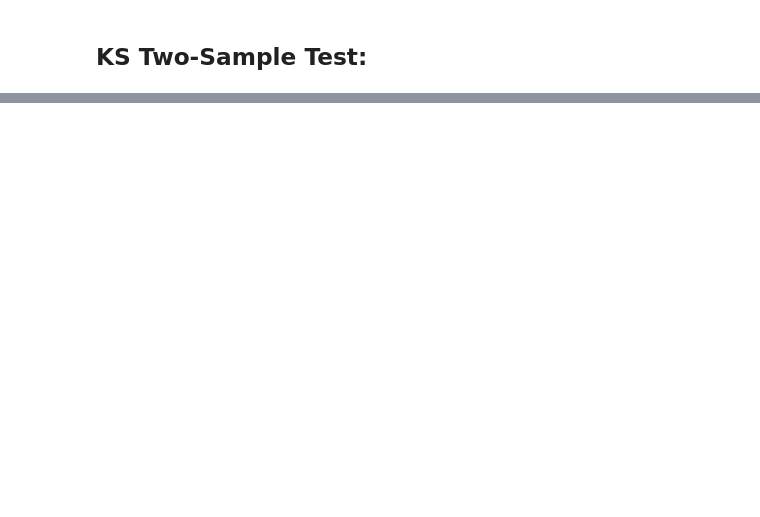
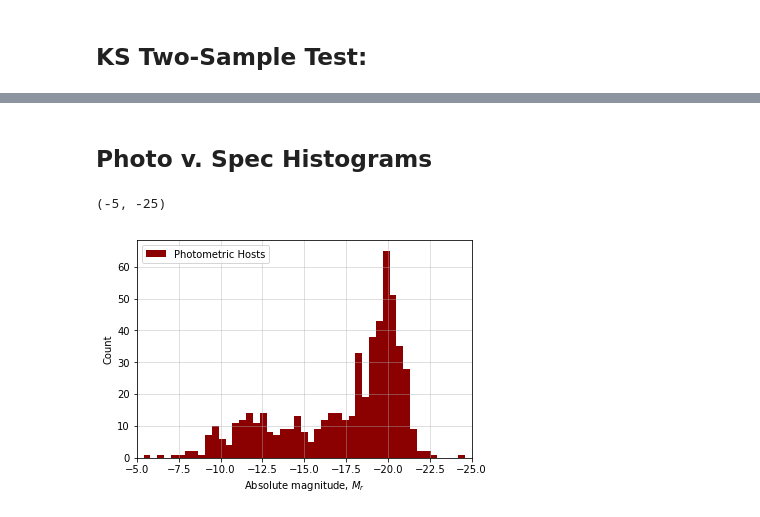
Before and after one commit to DESI-UR/SNe_Void_Properties, a Jupyter notebook: CURRENT_SNe_rates.ipynb, the cells around one changed output, grey strips where cells are left out. Drawn from its saved outputs; the diff is of its cells as text; code cells hidden in the pictures; blank space fills up the shorter version.

```diff
--- a/CURRENT_SNe_rates.ipynb
+++ b/CURRENT_SNe_rates.ipynb
@@ -700,0 +780,26 @@ KS Test for 18.5-20 Void/Wall:   Ks_2sampResult(statistic=0.13060428849902533, p
+# %%
+### Append fcut_master_table
+
+# photo_table['claimedtype'] = '-999'
+photo_table['ra'] = -999.
+photo_table['dec'] = -999.
+photo_table['redshift'] = -999.
+# photo_table['redshift_kind'] = '-999'
+# photo_table['host'] = '-999'
+photo_table['vflag'] = -9
+photo_table['OLD_rmag'] = -999.
+photo_table['OLD_abs_mag'] = -999.
+
+
+for i in range(len(fcut_master_table)):
+    SN_ID = fcut_master_table['ID'][i]
+    idx_bool = photo_table['ID'] == SN_ID
+#     photo_table['claimedtype'][idx_bool] = fcut_master_table['claimedtype'][i]
+    photo_table['ra'][idx_bool] = fcut_master_table['ra'][i]
+    photo_table['dec'][idx_bool] = fcut_master_table['dec'][i]
+    photo_table['redshift'][idx_bool] = fcut_master_table['redshift'][i]
+#     photo_table['redshift_kind'][idx_bool] = fcut_master_table['redshift_kind'][i]
+#     photo_table['host'][idx_bool] = fcut_master_table['host'][i]
+    photo_table['vflag'][idx_bool] = fcut_master_table['vflag'][i]
+    photo_table['OLD_rmag'][idx_bool] = fcut_master_table['rmag'][i]
+    photo_table['OLD_abs_mag'][idx_bool] = fcut_master_table['abs_mag'][i]
@@ -700,0 +856,2 @@ KS Test for 18.5-20 Void/Wall:   Ks_2sampResult(statistic=0.13060428849902533, p
+# %%
+photo_table['abs_mag'] = abs_mag(photo_table['petroMag_r'], photo_table['redshift'])
@@ -700,0 +881,3 @@ KS Test for 18.5-20 Void/Wall:   Ks_2sampResult(statistic=0.13060428849902533, p
+# %%
+p_cut1 = photo_table['ra'] != -999.
+pcut1_photo_table = photo_table[p_cut1]
@@ -700,0 +941,19 @@ KS Test for 18.5-20 Void/Wall:   Ks_2sampResult(statistic=0.13060428849902533, p
+# %% [markdown]
+## Photo v. Spec Histograms
+# %%
+def make_compHist(_input, _bins, _label, normalize=False):
+    fig, ax = plt.subplots(1, 1)
+
+    density = 1 if normalize else None
+
+    return (ax.hist(_input, bins = _bins, color='darkred', density=density, label= _label),
+            ax.legend(),
+            ax.set(xlabel = 'Absolute magnitude, $M_r$',
+                   ylabel = 'Count'),
+            ax.grid(alpha=0.5))
+# %%
+make_compHist(pcut1_photo_table['abs_mag'], np.linspace(-25, -5, 50), 'Photometric Hosts')
+plt.xlim(-5,-25)
+# %% [output]
+(-5, -25)
+[figure, added]
```
Also changed, not shown: parts of 131 cells of this notebook.
